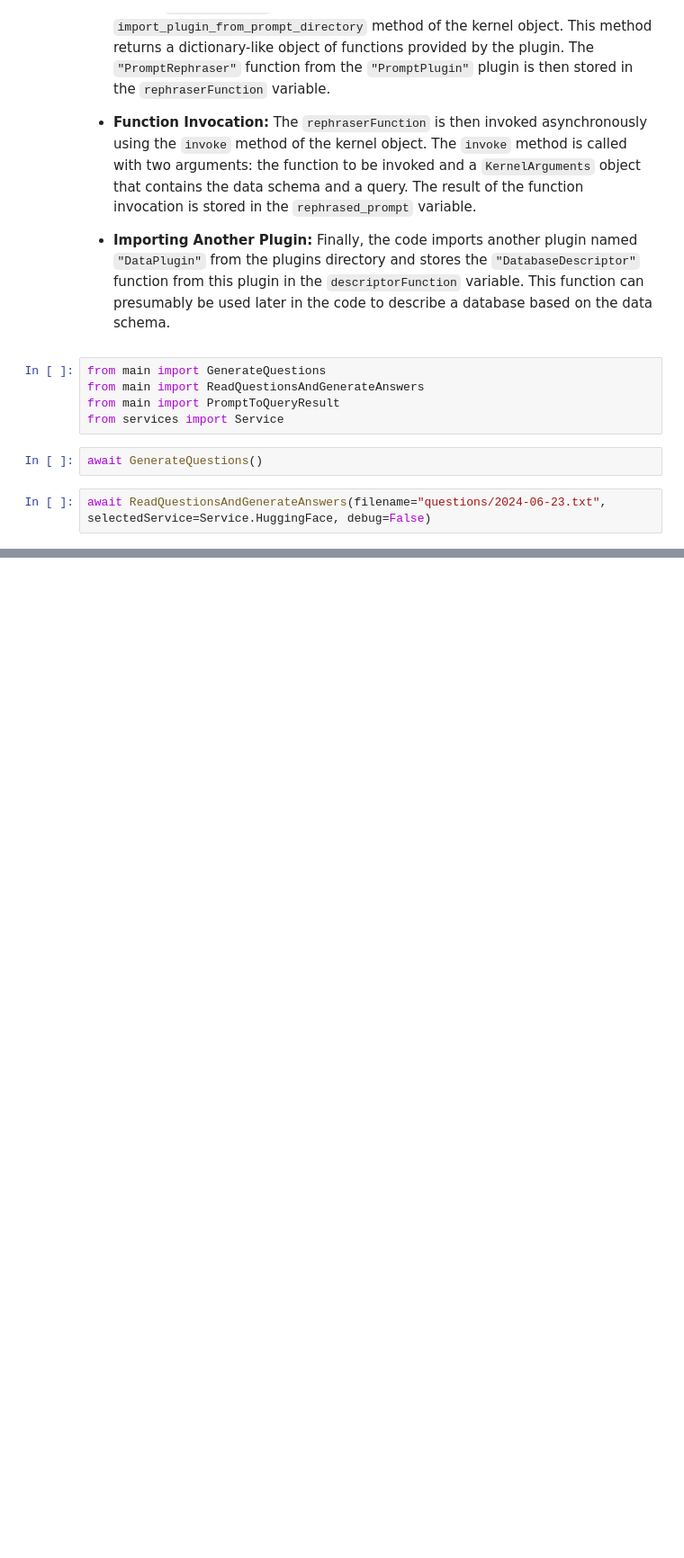
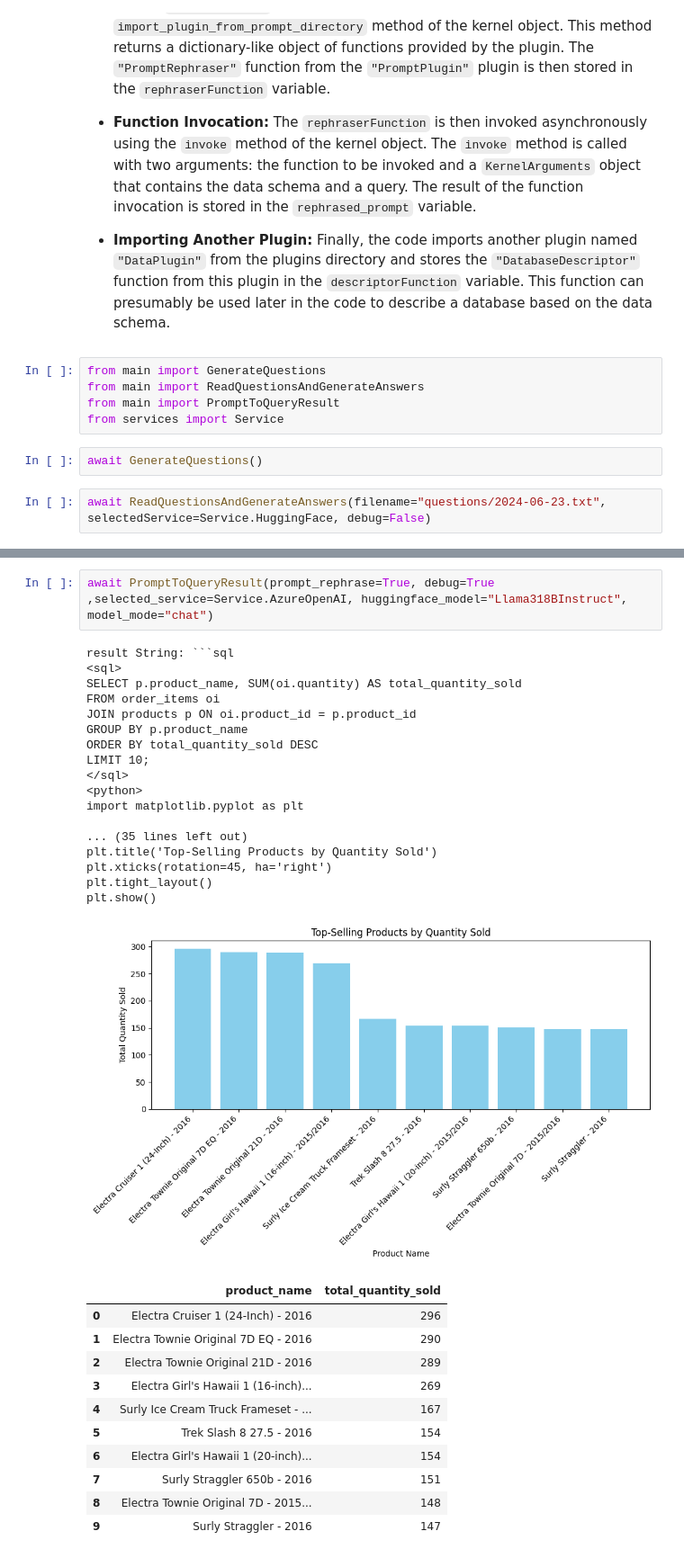
Before and after one commit to baykalucar/SemanticQueries, a Jupyter notebook: demo.ipynb, the cells around one changed output, grey strips where cells are left out. Shown: that part at 90% size. Saved outputs shown, nothing was run; the diff lists cells and outputs as text; blank space fills up the shorter version.

````diff
--- a/demo.ipynb
+++ b/demo.ipynb
@@ -57,0 +73,32 @@ Rephrased prompt: Find the top-selling products based on total quantity sold acr
+# %%
+await PromptToQueryResult(prompt_rephrase=True, debug=True ,selected_service=Service.AzureOpenAI, huggingface_model="Llama318BInstruct", model_mode="chat")
+# %% [output]
+result String: ```sql
+<sql>
+SELECT p.product_name, SUM(oi.quantity) AS total_quantity_sold
+FROM order_items oi
+JOIN products p ON oi.product_id = p.product_id
+GROUP BY p.product_name
+ORDER BY total_quantity_sold DESC
+LIMIT 10;
+</sql>
+<python>
+import matplotlib.pyplot as plt
+
+... (35 lines left out)
+plt.title('Top-Selling Products by Quantity Sold')
+plt.xticks(rotation=45, ha='right')
+plt.tight_layout()
+plt.show()
+[figure, added]
+|  | product_name | total_quantity_sold |
+| 0 | Electra Cruiser 1 (24-Inch) - 2016 | 296 |
+| 1 | Electra Townie Original 7D EQ - 2016 | 290 |
+| 2 | Electra Townie Original 21D - 2016 | 289 |
+| 3 | Electra Girl's Hawaii 1 (16-inch)... | 269 |
+| 4 | Surly Ice Cream Truck Frameset - ... | 167 |
+| 5 | Trek Slash 8 27.5 - 2016 | 154 |
+| 6 | Electra Girl's Hawaii 1 (20-inch)... | 154 |
+| 7 | Surly Straggler 650b - 2016 | 151 |
+| 8 | Electra Townie Original 7D - 2015... | 148 |
+| 9 | Surly Straggler - 2016 | 147 |
````
Also changed, not shown: parts of 2 cells of this notebook, 1 other file.
